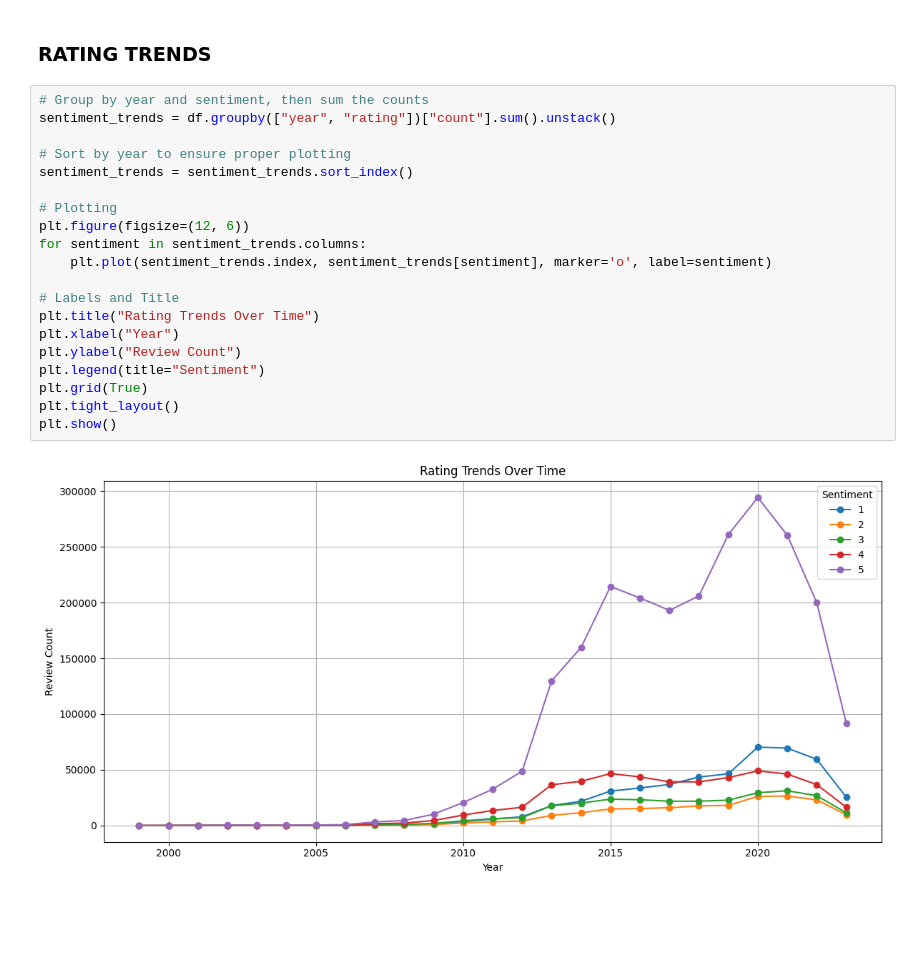
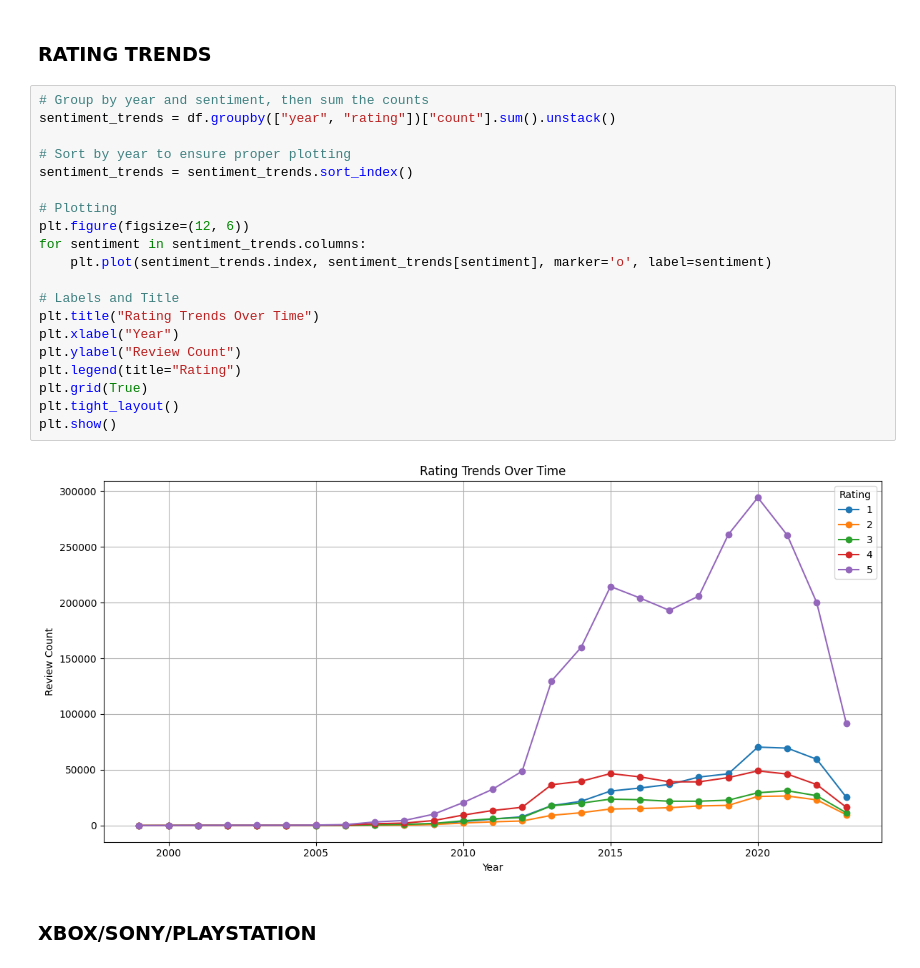
Before and after one commit to dragonstonehafiz/inf2006-big-data, a Jupyter notebook: python/plot.ipynb, the cells around one changed output. Drawn from its saved outputs; the diff is of its cells as text; blank space fills up the shorter version.

```diff
--- a/python/plot.ipynb
+++ b/python/plot.ipynb
@@ -272,22 +302,24 @@ plt.show()
 # %%
 # Group by year and sentiment, then sum the counts
 sentiment_trends = df.groupby(["year", "rating"])["count"].sum().unstack()
 
 # Sort by year to ensure proper plotting
 sentiment_trends = sentiment_trends.sort_index()
 
 # Plotting
 plt.figure(figsize=(12, 6))
 for sentiment in sentiment_trends.columns:
     plt.plot(sentiment_trends.index, sentiment_trends[sentiment], marker='o', label=sentiment)
 
 # Labels and Title
 plt.title("Rating Trends Over Time")
 plt.xlabel("Year")
 plt.ylabel("Review Count")
-plt.legend(title="Sentiment")
+plt.legend(title="Rating")
 plt.grid(True)
 plt.tight_layout()
 plt.show()
 # %% [output]
-[figure, old version]
+[figure, new version]
+# %% [markdown]
+### XBOX/SONY/PLAYSTATION
```
Also changed, not shown: parts of 9 cells of this notebook.
